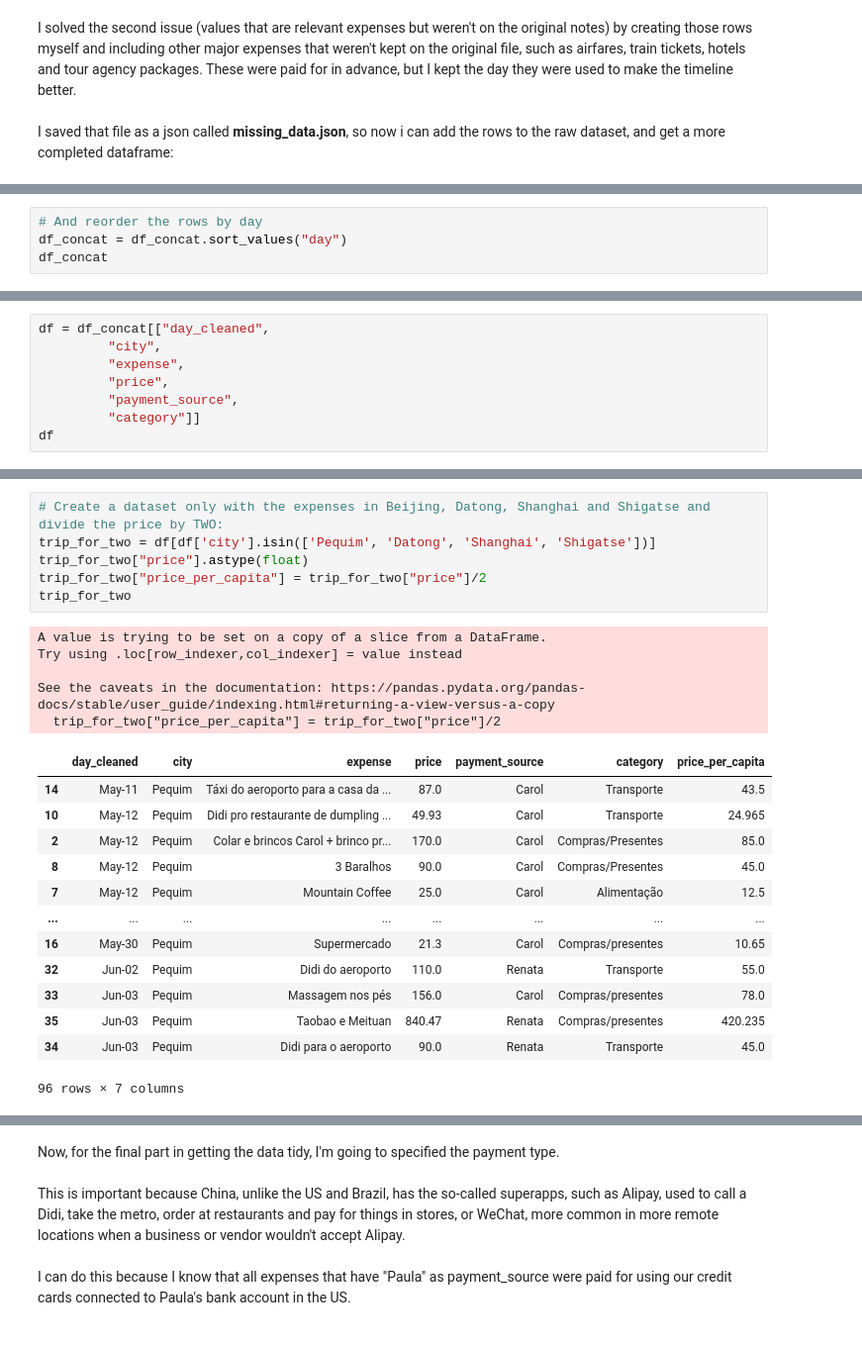
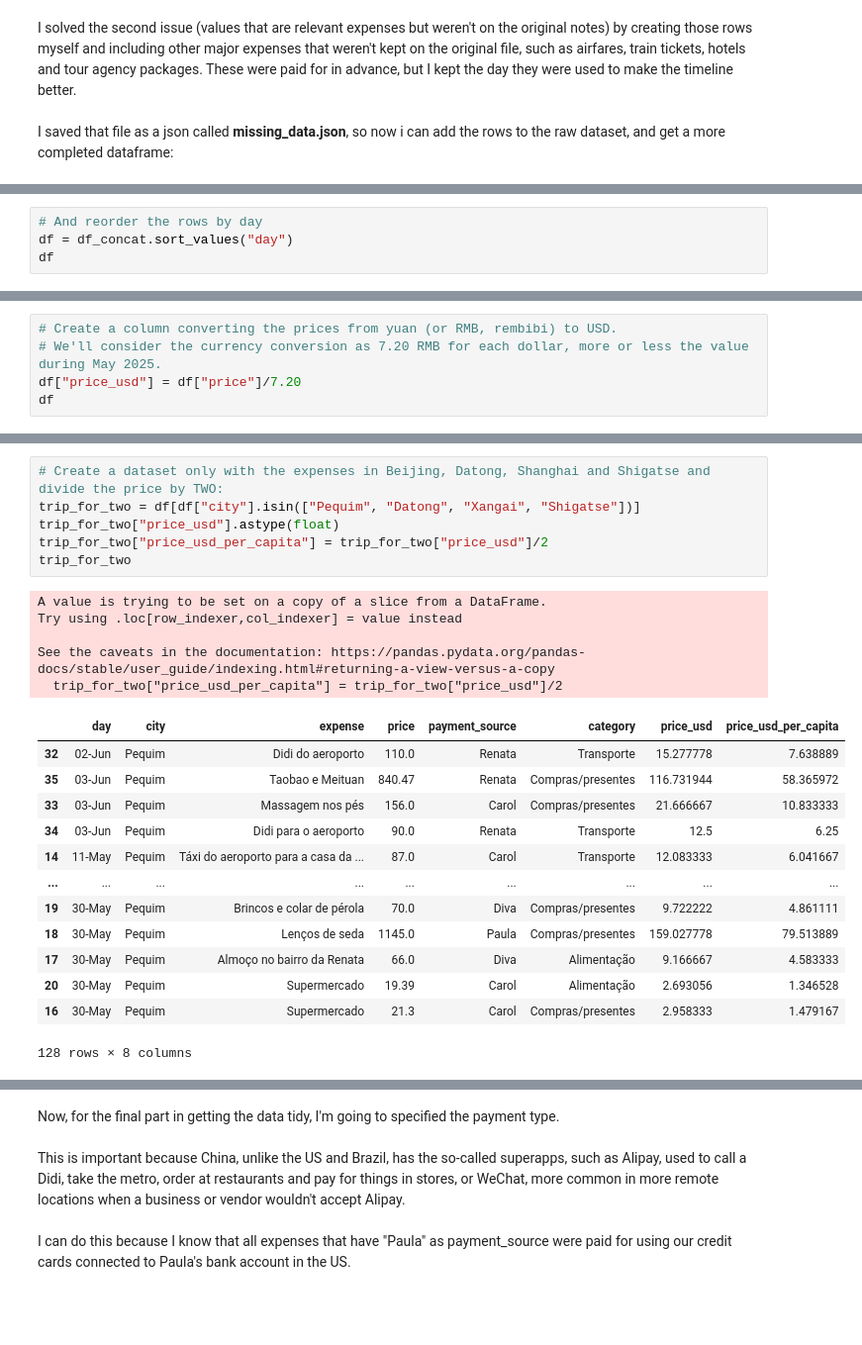
Before and after one commit to anacarolinamoreno/Lede_Project_01, a Jupyter notebook: 03_notebooks/01_data_cleaning.ipynb, the cells around one changed output, grey strips where cells are left out. Shown: that part at 99% size. Cells and saved outputs as stored; diff of their text form.

```diff
--- a/03_notebooks/01_data_cleaning.ipynb
+++ b/03_notebooks/01_data_cleaning.ipynb
@@ -124,7 +120,7 @@ df_concat
 # %%
 # And reorder the rows by day
-df_concat = df_concat.sort_values("day")
-df_concat
+df = df_concat.sort_values("day")
+df
 # %% [output]
 |  | day | city | expense | price | payment_source | category |
 | 27 | 01-Jun | Guangzhou | Jantar | 120.0 | Diva | Alimentação |
@@ -150,8 +137,0 @@ df_concat.drop("day", axis=1, inplace=True)
-# %%
-df = df_concat[["day_cleaned",
-         "city",
-         "expense",
-         "price",
-         "payment_source",
-         "category"]]
-df
@@ -175,0 +144,5 @@ As for the third issue, I'm going to solve it using this logic:
+# %%
+# Create a column converting the prices from yuan (or RMB, rembibi) to USD.
+# We'll consider the currency conversion as 7.20 RMB for each dollar, more or less the value during May 2025.
+df["price_usd"] = df["price"]/7.20
+df
@@ -176,27 +163,27 @@ As for the third issue, I'm going to solve it using this logic:
 # %%
 # Create a dataset only with the expenses in Beijing, Datong, Shanghai and Shigatse and divide the price by TWO:
-trip_for_two = df[df['city'].isin(['Pequim', 'Datong', 'Shanghai', 'Shigatse'])]
-trip_for_two["price"].astype(float)
-trip_for_two["price_per_capita"] = trip_for_two["price"]/2
+trip_for_two = df[df["city"].isin(["Pequim", "Datong", "Xangai", "Shigatse"])]
+trip_for_two["price_usd"].astype(float)
+trip_for_two["price_usd_per_capita"] = trip_for_two["price_usd"]/2
 trip_for_two
 # %% [output]
 A value is trying to be set on a copy of a slice from a DataFrame.
 Try using .loc[row_indexer,col_indexer] = value instead
 
 See the caveats in the documentation: https://pandas.pydata.org/pandas-docs/stable/user_guide/indexing.html#returning-a-view-versus-a-copy
-  trip_for_two["price_per_capita"] = trip_for_two["price"]/2
+  trip_for_two["price_usd_per_capita"] = trip_for_two["price_usd"]/2
-|  | day_cleaned | city | expense | price | payment_source | category | price_per_capita |
-| 14 | May-11 | Pequim | Táxi do aeroporto para a casa da ... | 87.0 | Carol | Transporte | 43.5 |
-| 10 | May-12 | Pequim | Didi pro restaurante de dumpling ... | 49.93 | Carol | Transporte | 24.965 |
-| 2 | May-12 | Pequim | Colar e brincos Carol + brinco pr... | 170.0 | Carol | Compras/Presentes | 85.0 |
-| 8 | May-12 | Pequim | 3 Baralhos | 90.0 | Carol | Compras/Presentes | 45.0 |
-| 7 | May-12 | Pequim | Mountain Coffee | 25.0 | Carol | Alimentação | 12.5 |
-| ... | ... | ... | ... | ... | ... | ... | ... |
-| 16 | May-30 | Pequim | Supermercado | 21.3 | Carol | Compras/presentes | 10.65 |
-| 32 | Jun-02 | Pequim | Didi do aeroporto | 110.0 | Renata | Transporte | 55.0 |
-| 33 | Jun-03 | Pequim | Massagem nos pés | 156.0 | Carol | Compras/presentes | 78.0 |
-| 35 | Jun-03 | Pequim | Taobao e Meituan | 840.47 | Renata | Compras/presentes | 420.235 |
-| 34 | Jun-03 | Pequim | Didi para o aeroporto | 90.0 | Renata | Transporte | 45.0 |
+|  | day | city | expense | price | payment_source | category | price_usd | price_usd_per_capita |
+| 32 | 02-Jun | Pequim | Didi do aeroporto | 110.0 | Renata | Transporte | 15.277778 | 7.638889 |
+| 35 | 03-Jun | Pequim | Taobao e Meituan | 840.47 | Renata | Compras/presentes | 116.731944 | 58.365972 |
+| 33 | 03-Jun | Pequim | Massagem nos pés | 156.0 | Carol | Compras/presentes | 21.666667 | 10.833333 |
+| 34 | 03-Jun | Pequim | Didi para o aeroporto | 90.0 | Renata | Transporte | 12.5 | 6.25 |
+| 14 | 11-May | Pequim | Táxi do aeroporto para a casa da ... | 87.0 | Carol | Transporte | 12.083333 | 6.041667 |
+| ... | ... | ... | ... | ... | ... | ... | ... | ... |
+| 19 | 30-May | Pequim | Brincos e colar de pérola | 70.0 | Diva | Compras/presentes | 9.722222 | 4.861111 |
+| 18 | 30-May | Pequim | Lenços de seda | 1145.0 | Paula | Compras/presentes | 159.027778 | 79.513889 |
+| 17 | 30-May | Pequim | Almoço no bairro da Renata | 66.0 | Diva | Alimentação | 9.166667 | 4.583333 |
+| 20 | 30-May | Pequim | Supermercado | 19.39 | Carol | Alimentação | 2.693056 | 1.346528 |
+| 16 | 30-May | Pequim | Supermercado | 21.3 | Carol | Compras/presentes | 2.958333 | 1.479167 |
-96 rows × 7 columns
+128 rows × 8 columns
 # %%
 # Create a dataset only with the expenses in Suzhou, Lhasa and Guangzhou and divide the price by THREE:
```
Also changed, not shown: parts of 33 cells of this notebook, 11 other files.
